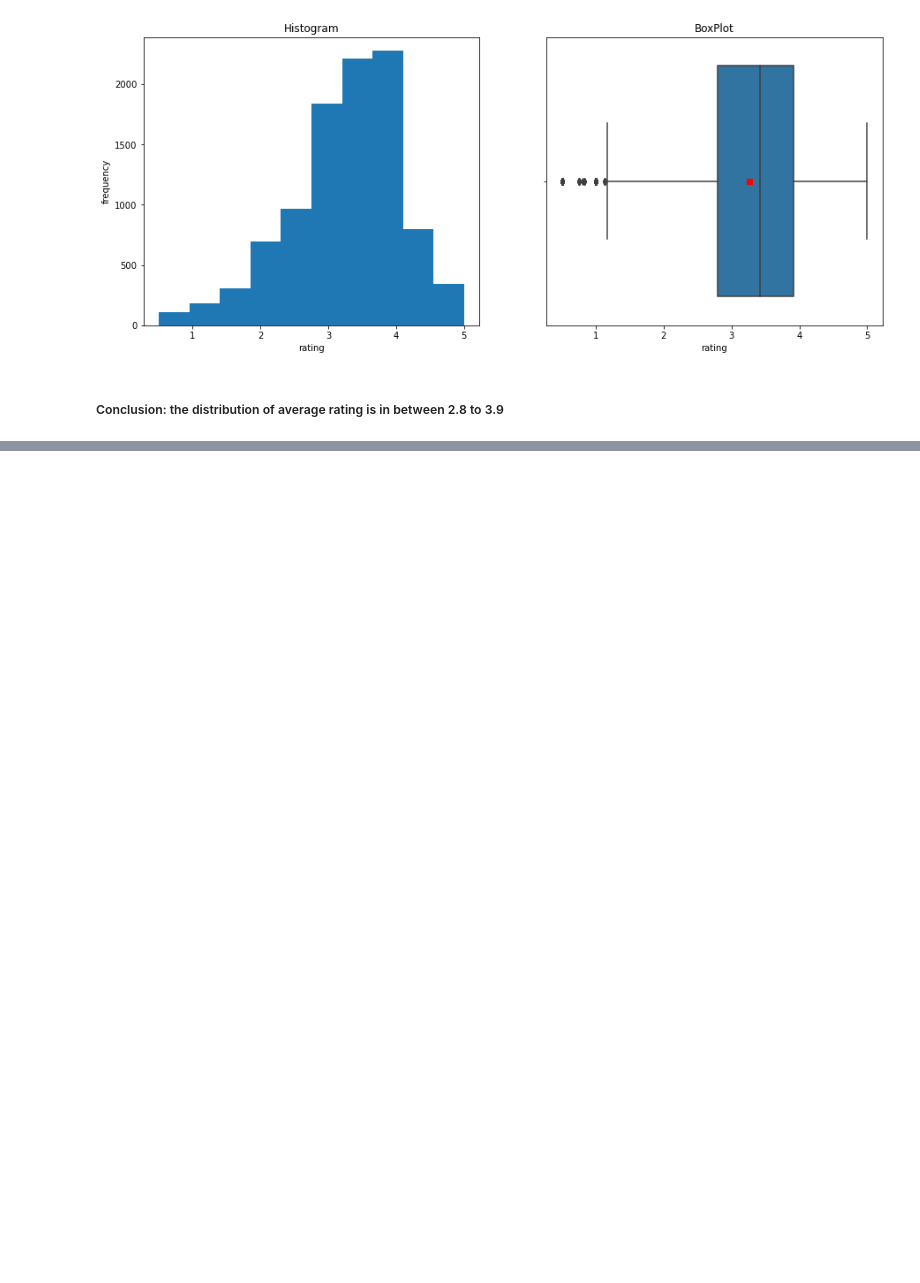
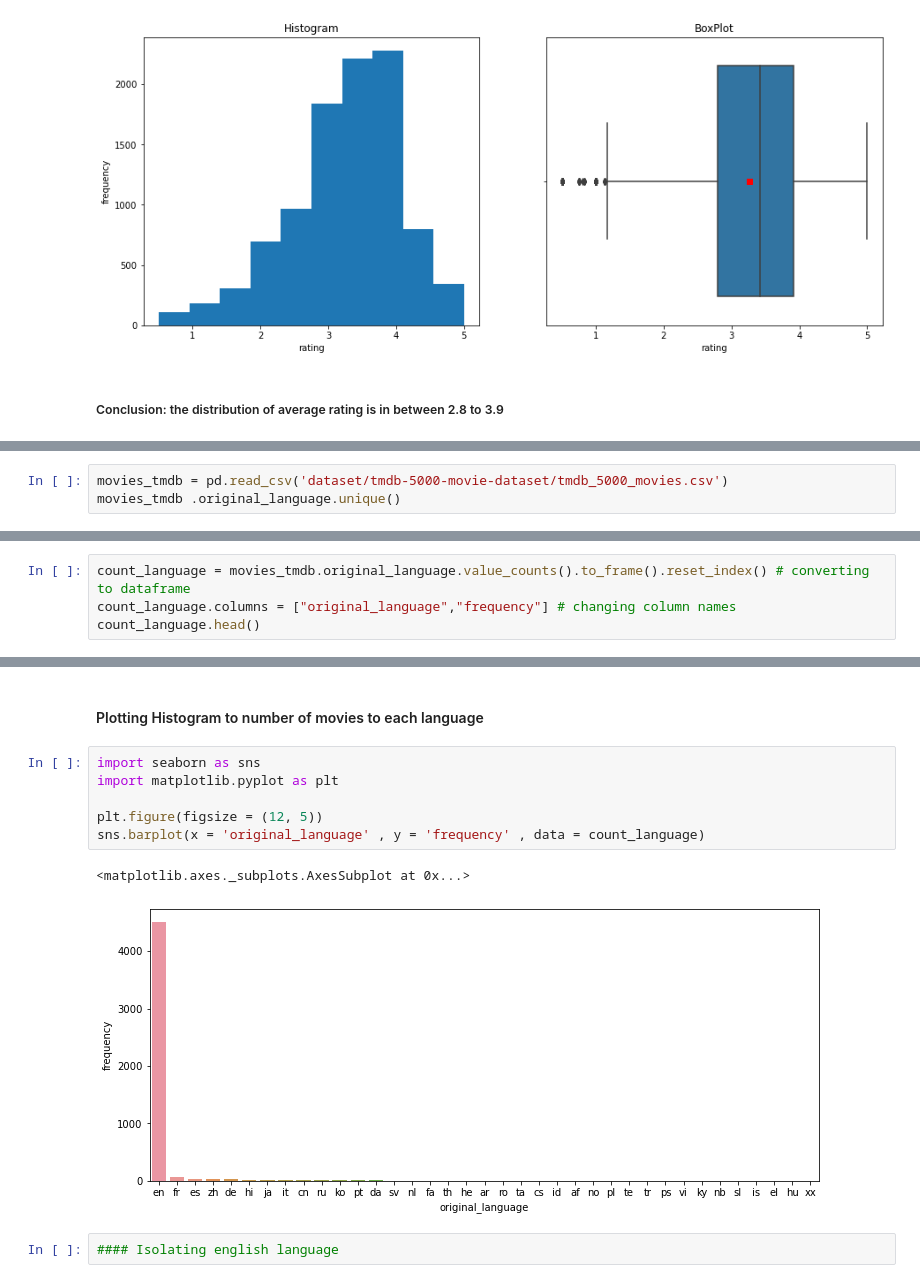
Before and after one commit to pedrohenriquecordeiro/exploratory-analysis-of-movie-lens, a Jupyter notebook: notebook.ipynb, the cells around one changed output, grey strips where cells are left out. Cells and saved outputs as stored; diff of their text form; blank space fills up the shorter version.

```diff
--- a/notebook.ipynb
+++ b/notebook.ipynb
@@ -182,0 +185,3 @@ plt.show()
+# %%
+movies_tmdb = pd.read_csv('dataset/tmdb-5000-movie-dataset/tmdb_5000_movies.csv')
+movies_tmdb .original_language.unique()
@@ -182,0 +195,4 @@ plt.show()
+# %%
+count_language = movies_tmdb.original_language.value_counts().to_frame().reset_index() # converting to dataframe
+count_language.columns = ["original_language","frequency"] # changing column names
+count_language.head()
@@ -182,0 +206,13 @@ plt.show()
+# %% [markdown]
+#### Plotting Histogram to number of movies to each language
+# %%
+import seaborn as sns
+import matplotlib.pyplot as plt
+
+plt.figure(figsize = (12, 5))
+sns.barplot(x = 'original_language' , y = 'frequency' , data = count_language)
+# %% [output]
+<matplotlib.axes._subplots.AxesSubplot at 0x...>
+[figure, added]
+# %%
+#### Isolating english language
```
Also changed, not shown: parts of 11 cells of this notebook, 5 other files.
